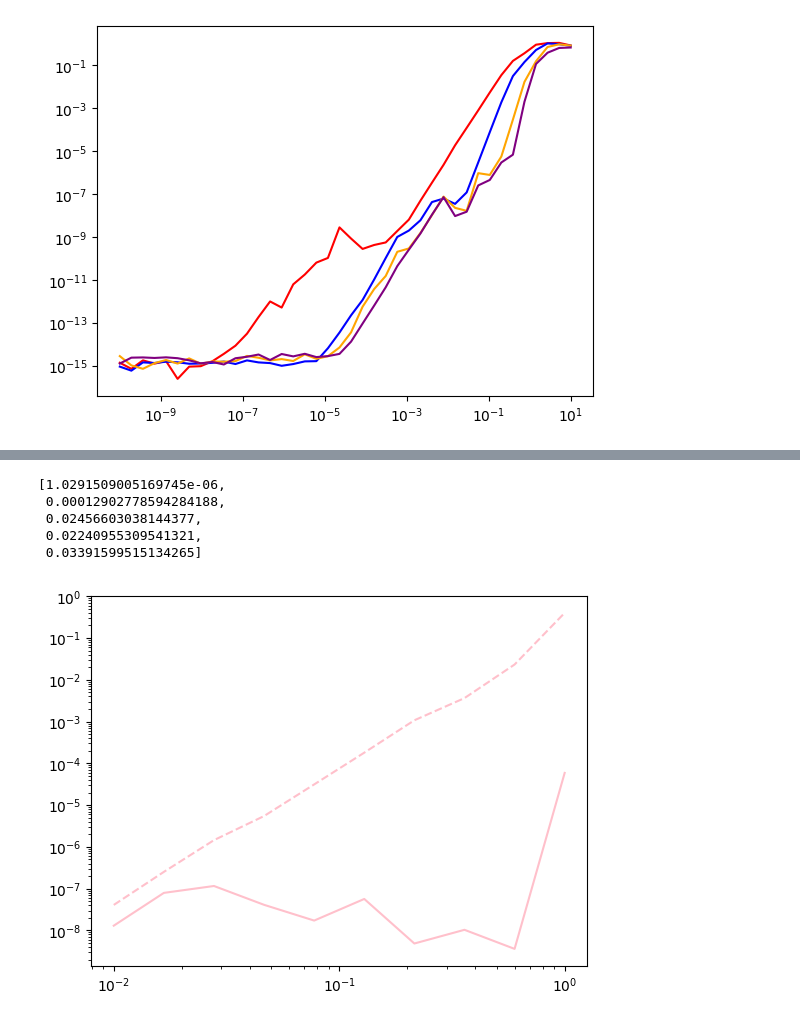
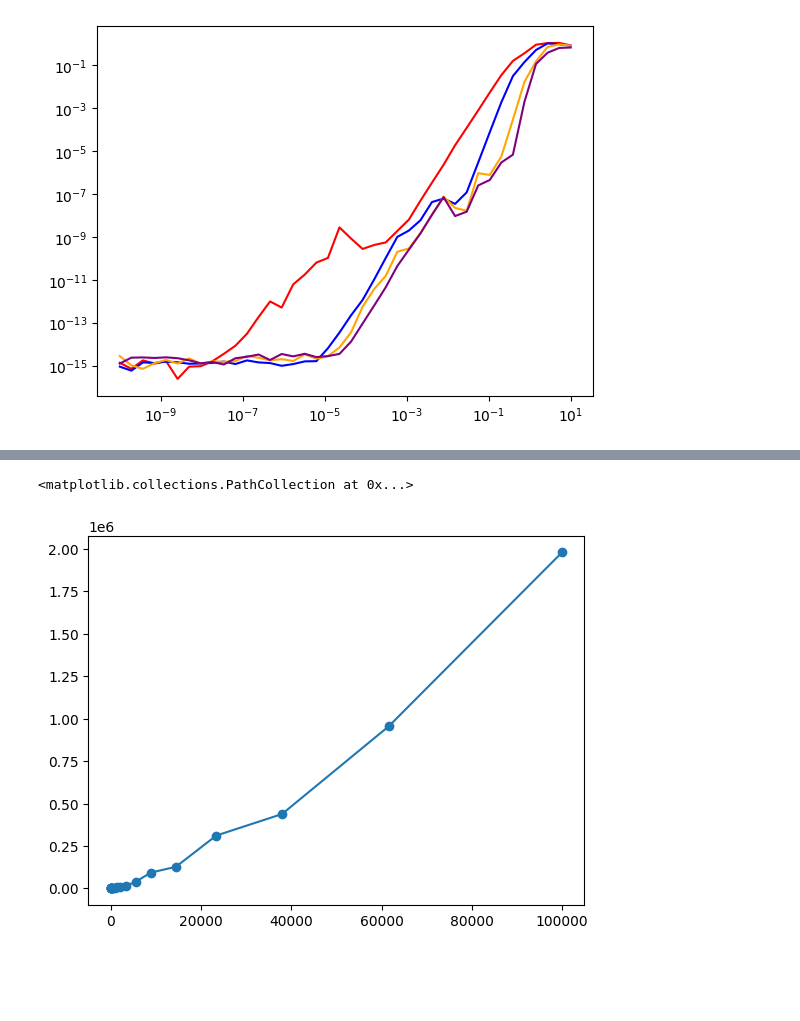
Before and after one commit to erenaykrcn/ccU, a Jupyter notebook: examples/optimal_bounds/Optimal Bounds.ipynb, the cells around one changed output, grey strips where cells are left out. Cells and saved outputs as stored; diff of their text form; code cells hidden in the pictures; blank space fills up the shorter version.

```diff
--- a/examples/optimal_bounds/Optimal Bounds.ipynb
+++ b/examples/optimal_bounds/Optimal Bounds.ipynb
@@ -260,22 +335,10 @@ plt.xscale('log')
 # %%
-errs_12_L6
+ts = list(np.logspace(-5, -1, num=20))
+plt.plot([1/t for t in ts], [(1/eps)**(1/2.3) for eps in errs_3_L6_lT[-20:]])
+plt.scatter([1/t for t in ts], [(1/eps)**(1/2.3) for eps in errs_3_L6_lT[-20:]])
+
+#plt.xscale('log')
+#plt.yscale('log')
 # %% [output]
-[1.0291509005169745e-06,
- 0.00012902778594284188,
- 0.02456603038144377,
- 0.02240955309541321,
- 0.03391599515134265]
+<matplotlib.collections.PathCollection at 0x...>
+[figure, added]
-# %%
-#plt.plot(ts, t_errs3_L6, color='blue', ls='--')
-#plt.plot(ts, errs_3_L6, color='blue')
-#plt.plot(ts, errs_6_L4, color='purple')
-#plt.plot(ts, errs_9_L4, color='red')
-plt.plot(ts, errs_12_L6, color='pink')
-plt.plot(ts, t_errs12_L6, color='pink', ls='--')
-
-
-plt.yscale('log')
-plt.xscale('log')
-#plt.xlim([1e-1, 1])
-# %% [output]
-[figure, removed]
```
Also changed, not shown: parts of 12 cells of this notebook, 8 other files.
